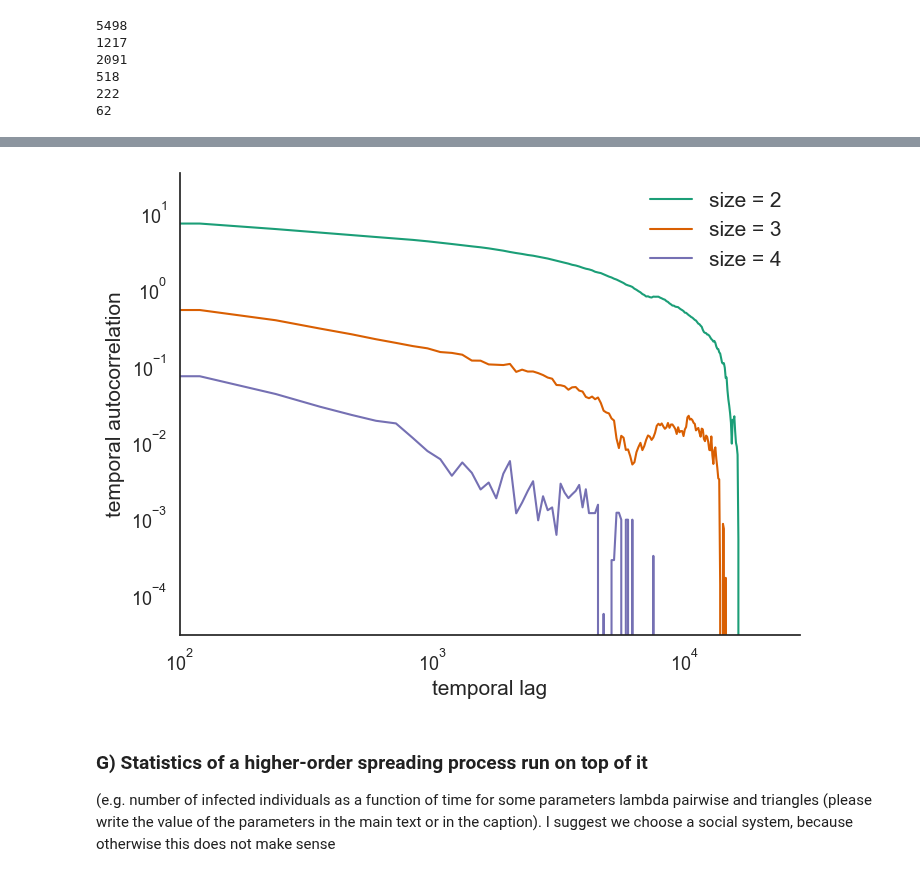
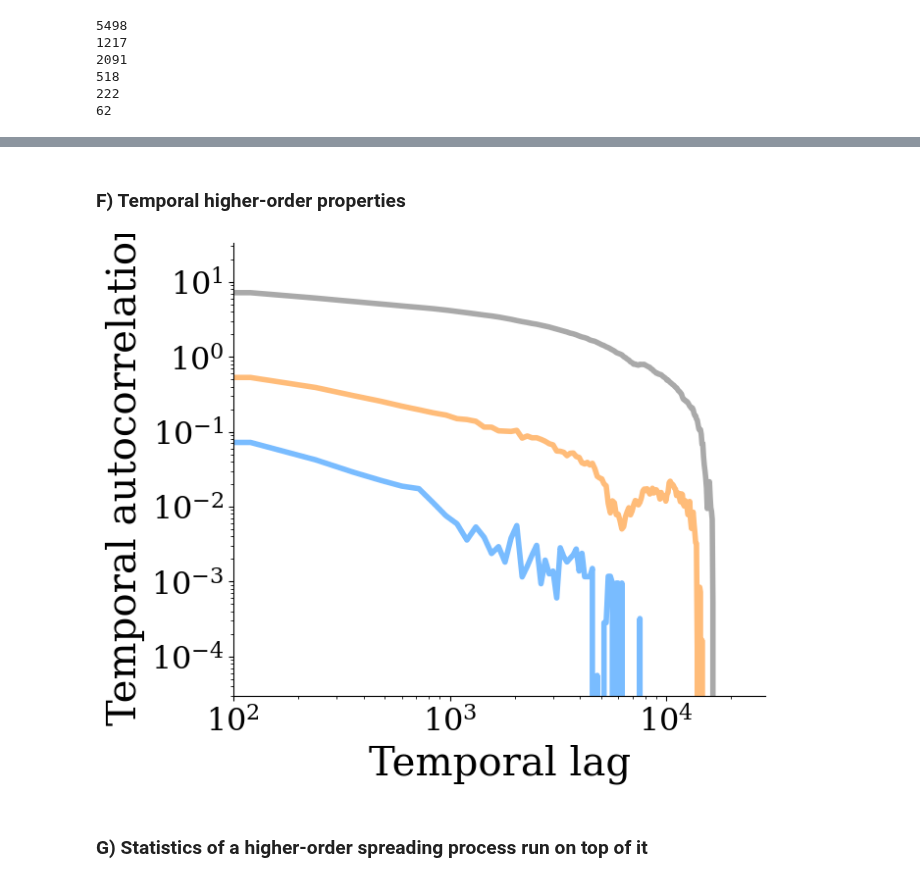
Before and after one commit to HGX-Team/hypergraphx, a Jupyter notebook: tutorials/analysis_paper.ipynb, the cells around one changed output, grey strips where cells are left out. Drawn from its saved outputs; the diff is of its cells as text; code cells hidden in the pictures.

```diff
--- a/tutorials/analysis_paper.ipynb
+++ b/tutorials/analysis_paper.ipynb
@@ -26,2 +36,5 @@ warnings.simplefilter(action='ignore', category=FutureWarning)
 # %% [markdown]
 ### Input data
+# %%
+H = load_high_school("../test_data/hs/hs.json")
+print(H)
@@ -202,7 +199,5 @@ from hnx.filters import get_svh
 validated = get_svh(H, approximate_pvalue=True, mp=True)
 # %%
-import pandas as pd
-
 df = pd.DataFrame()
 
 for size in validated:
@@ -210,11 +205,11 @@ for size in validated:
         data = validated[size]
         print(len(data))
         for d in range(data.shape[0]):
-            df = df.append({'size': size, 'fdr': 'Total number of interactions'}, ignore_index=True)
+            df = df.append({'size': size, 'fdr': 'Total interactions'}, ignore_index=True)
         data = data[data['fdr']]
         print(len(data))
         for d in range(data.shape[0]):
-            df = df.append({'size': size, 'fdr': 'Number of validated interactions'}, ignore_index=True)
+            df = df.append({'size': size, 'fdr': 'Filtered interactions'}, ignore_index=True)
 # %% [output]
 5498
 1217
@@ -241,11 +219,0 @@ df
-# %%
-import seaborn as sns
-import matplotlib.pyplot as plt
-sns.set_theme(style="white")
-g = sns.countplot(data=df, x="size", hue="fdr")
-plt.ylabel("Number of interactions")
-plt.yscale("log")
-plt.xlabel("Interaction size")
-sns.despine()
-
-plt.legend(frameon=False)
@@ -400,28 +313,30 @@ one plot from the work of Luca (let us produce an alternative figure with respec
+# %% [markdown]
+### F) Temporal higher-order properties
 # %%
 correlation_by_order = np.load("./_example_data/temporal_correlations.npy")
 # %%
-fig, ax = plt.subplots(1,1,figsize=(8,6))
+#fig, ax = plt.subplots(1,1,figsize=(8,6))
 
+plt.subplot(1,1,1)
+ax = plt.gca()
+
+color_dict = {2: SIZE_TWO_COLOR, 3:SIZE_THREE_COLOR, 4:SIZE_FOUR_COLOR}
 for d in range(3):
     ax.plot(range(0,1440*20,6*20),correlation_by_order[d,:], label="size = %s" % (d+2),
-                color=plt.cm.Dark2(d))
+                color=color_dict[2+d], lw=4)
 
-ax.set_xlabel("temporal lag",fontsize=15)
-ax.set_ylabel("temporal autocorrelation",fontsize=15)
-ax.tick_params(axis='both', which='major', labelsize=13)
+ax.set_xlabel("Temporal lag")
+ax.set_ylabel("Temporal autocorrelation")
+ax.tick_params(axis='both', which='major')
 
 ax.loglog()
 ax.set_xlim(left=100,right=1441*20)
-
-ax.legend(fontsize=15,frameon=False)
 sns.despine()
-
-plt.show()
+plt.savefig("figures/temporal_correlation.svg", bbox_inches="tight")
 # %% [output]
-[figure, old version]
+[figure, new version]
-# %% [markdown]
-### G) Statistics of a higher-order spreading process run on top of it
-(e.g. number of infected individuals as a function of time for some parameters lambda pairwise and triangles (please write the value of the parameters in the main text or in the caption). I suggest we choose a social system, because otherwise this does not make sense
+# %% [markdown]
+### G) Statistics of a higher-order spreading process run on top of it
 # %%
 social_contagion_data = np.load("./_example_data/social_contagion.npy")
 # %%
```
Also changed, not shown: parts of 45 cells of this notebook, 32 other files.
